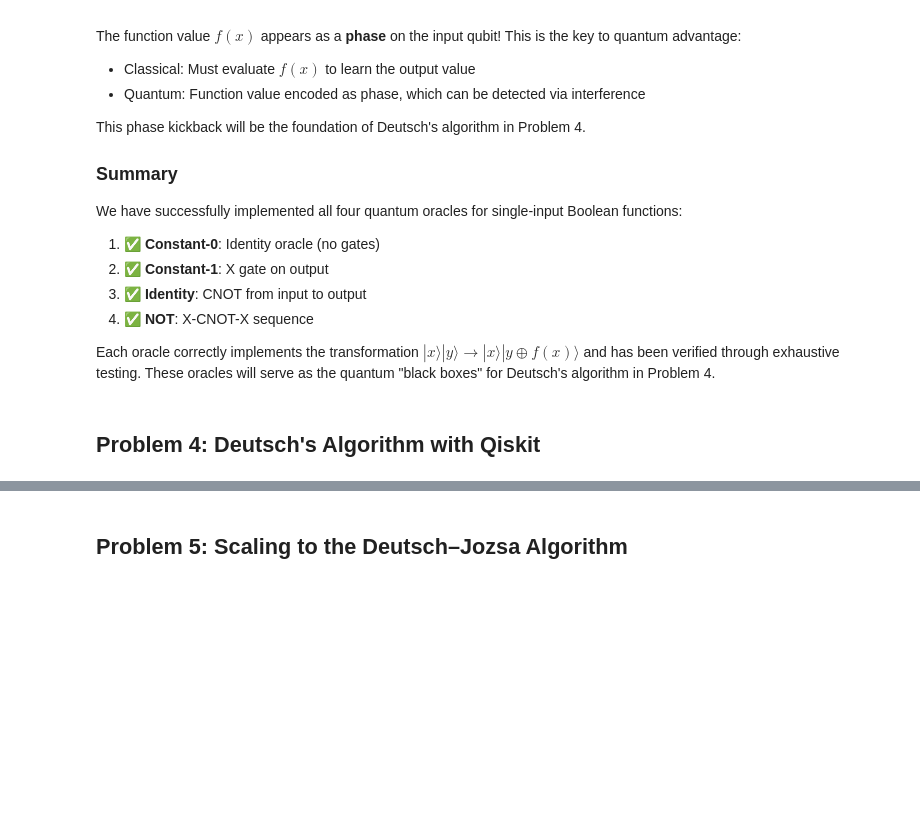
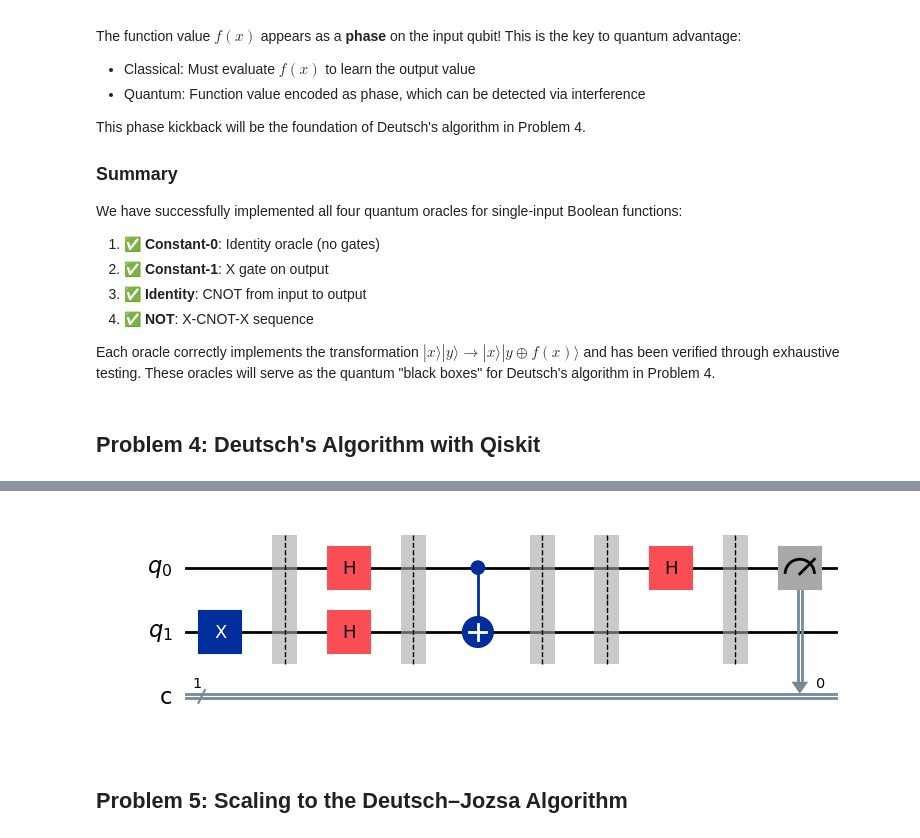
Before and after one commit to haroldlaw/Emerging-Technologies, a Jupyter notebook: problems.ipynb, the cells around one changed output, grey strips where cells are left out. Drawn from its saved outputs; the diff is of its cells as text; code cells hidden in the pictures; blank space fills up the shorter version.

Commit message:
implement deutsch_circuit() for Deutsch's algorithm

```diff
--- a/problems.ipynb
+++ b/problems.ipynb
@@ -1233,3 +1233,75 @@ We have successfully implemented all four quantum oracles for single-input Boole
 Each oracle correctly implements the transformation $|x\rangle |y\rangle \rightarrow |x\rangle |y \oplus f(x)\rangle$ and has been verified through exhaustive testing. These oracles will serve as the quantum "black boxes" for Deutsch's algorithm in Problem 4.
 # %% [markdown]
 ## Problem 4: Deutsch's Algorithm with Qiskit
+# %%
+def deutsch_circuit(oracle):
+    """
+    Constructs Deutsch's algorithm circuit for a single-input Boolean oracle.
+
+    Determines whether the oracle encodes a constant or balanced function
+    using exactly one oracle call.
+
+    Args:
+        oracle (QuantumCircuit): 2-qubit oracle from Problem 3, implementing
+            U_f where qubit 0 is the input and qubit 1 is the ancilla.
+
+    Returns:
+        QuantumCircuit: Complete Deutsch circuit with 2 qubits and 1
+            classical bit. Measuring classical bit 0 gives:
+              '0'  →  constant function
+              '1'  →  balanced function
+    """
+    # 2 qubits, 1 classical bit for the single measurement result.
+    # Qubit 0: input — will be measured to determine function type.
+    # Qubit 1: ancilla — prepared in |−⟩ to enable phase kickback.
+    # See: https://qiskit.org/documentation/stubs/qiskit.circuit.QuantumCircuit.html
+    qc = QuantumCircuit(2, 1, name="Deutsch")
+
+    # Stage 1: Prepare |0⟩|1⟩
+    # Default state is |0⟩|0⟩; X on qubit 1 gives |0⟩|1⟩.
+    # X gate (Pauli-X / quantum NOT): |0⟩ → |1⟩, |1⟩ → |0⟩
+    # See: https://qiskit.org/documentation/stubs/qiskit.circuit.QuantumCircuit.x.html
+    qc.x(1)
+    qc.barrier()
+
+    # Stage 2: Superposition |+⟩|−⟩
+    # H|0⟩ = (|0⟩ + |1⟩)/√2  →  qubit 0 into equal superposition
+    # H|1⟩ = (|0⟩ − |1⟩)/√2  →  qubit 1 into the minus state |−⟩
+    # See: https://qiskit.org/documentation/stubs/qiskit.circuit.QuantumCircuit.h.html
+    qc.h(0)
+    qc.h(1)
+    qc.barrier()
+
+    # Stage 3: Single oracle call (phase kickback)
+    # U_f |x⟩|−⟩ = (−1)^f(x) |x⟩|−⟩
+    # f(x) is encoded as a relative phase on qubit 0, not as a bit value.
+    # This is why only one query is needed: both f(0) and f(1) are encoded
+    # simultaneously via quantum superposition.
+    # compose() inserts the oracle sub-circuit into the main circuit.
+    # See: https://qiskit.org/documentation/stubs/qiskit.circuit.QuantumCircuit.compose.html
+    qc.compose(oracle, qubits=[0, 1], inplace=True)
+    qc.barrier()
+
+    # Stage 4: Interference
+    # After the oracle, qubit 0 holds:
+    #   ((−1)^f(0)|0⟩ + (−1)^f(1)|1⟩) / √2
+    # Applying H interferes these amplitudes:
+    #   • Constant: phases are equal → constructive towards |0⟩ → measure 0
+    #   • Balanced: phases are opposite → destructive on |0⟩, constructive
+    #     on |1⟩ → measure 1
+    qc.h(0)
+    qc.barrier()
+
+    # Stage 5: Measure input qubit only
+    # The ancilla qubit is not measured.
+    # See: https://qiskit.org/documentation/stubs/qiskit.circuit.QuantumCircuit.measure.html
+    qc.measure(0, 0)
+
+    return qc
+
+
+# Display the circuit using the identity oracle as a representative example.
+print("Deutsch's Algorithm circuit (shown with identity oracle f(x)=x):")
+print(deutsch_circuit(identity_oracle()))
+deutsch_circuit(identity_oracle()).draw('mpl', style='iqp')
+# %% [output]
@@ -1236,2 +1316,3 @@ Each oracle correctly implements the transformation $|x\rangle |y\rangle \righta
+[figure, added]
 # %% [markdown]
 ## Problem 5: Scaling to the Deutsch–Jozsa Algorithm
```
Also changed, not shown: parts of 5 cells of this notebook.
